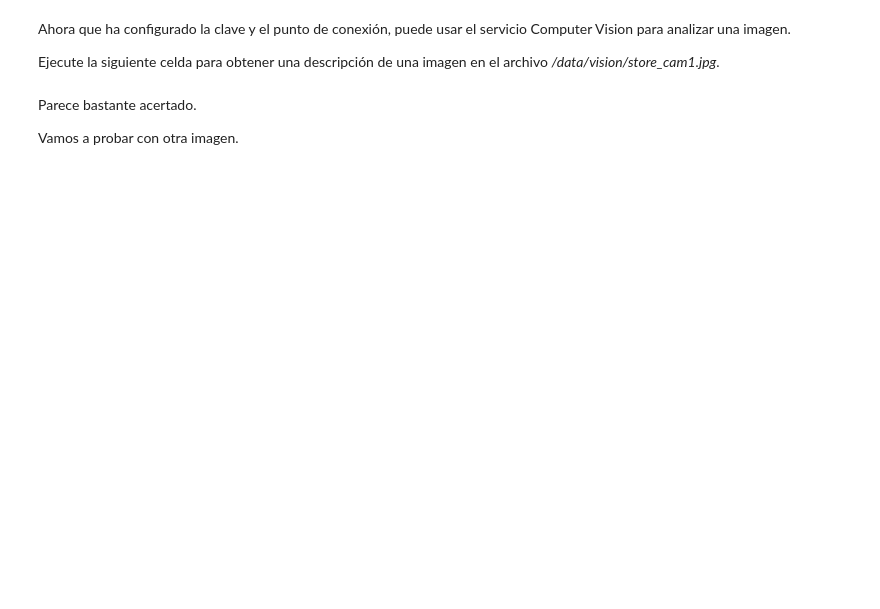
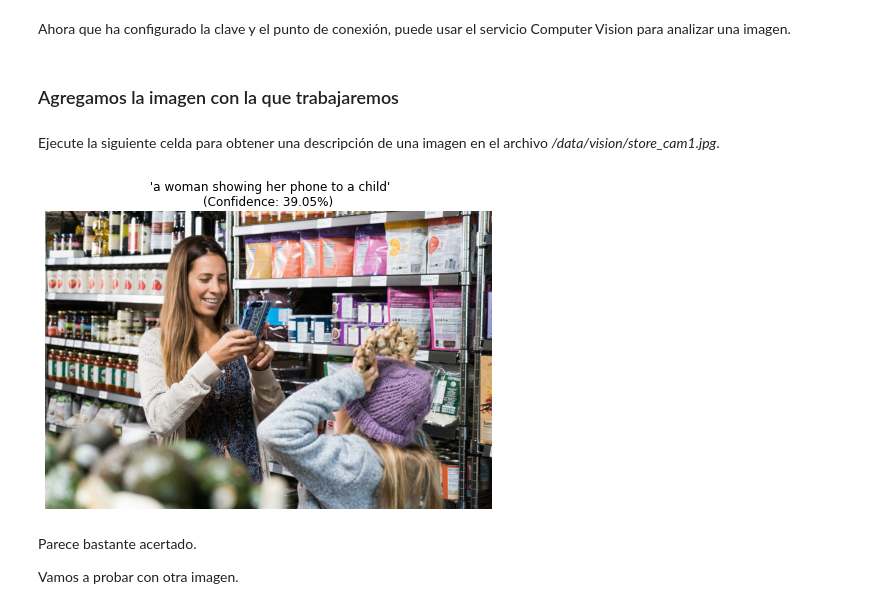
Before and after one commit to FernandaOchoa/AI-Fundamentals-Azure, a Jupyter notebook: notebooks/01 - Image Analysis with Computer Vision.ipynb, the cells around one changed output. Drawn from its saved outputs; the diff is of its cells as text; code cells hidden in the pictures; blank space fills up the shorter version.

```diff
--- a/notebooks/01 - Image Analysis with Computer Vision.ipynb
+++ b/notebooks/01 - Image Analysis with Computer Vision.ipynb
@@ -37,5 +57,5 @@ Para usar su recurso de Cognitive Services, las aplicaciones de cliente necesita
 # %%
-cog_key = 'YOUR_COG_KEY'
-cog_endpoint = 'YOUR_COG_ENDPOINT'
+key = 'a85e9392b3004d3b85471638c2410752'
+endpoint = 'https://lab01-computer.cognitiveservices.azure.com/'
 
-print('Ready to use cognitive services at {} using key {}'.format(cog_endpoint, cog_key))
+print('Ready to use cognitive services at {} using key {}'.format(endpoint, key))
@@ -42,4 +74,6 @@ print('Ready to use cognitive services at {} using key {}'.format(cog_endpoint,
+# %%
+client = ComputerVisionClient(endpoint, CognitiveServicesCredentials(key))
 # %% [markdown]
 Ahora que ha configurado la clave y el punto de conexión, puede usar el servicio Computer Vision para analizar una imagen.
-
-Ejecute la siguiente celda para obtener una descripción de una imagen en el archivo */data/vision/store_cam1.jpg*.
+# %% [markdown]
+### Agregamos la imagen con la que trabajaremos
@@ -46,22 +84,17 @@ Ejecute la siguiente celda para obtener una descripción de una imagen en el arc
+# %% [markdown]
+Ejecute la siguiente celda para obtener una descripción de una imagen en el archivo */data/vision/store_cam1.jpg*.
 # %%
-from azure.cognitiveservices.vision.computervision import ComputerVisionClient
-from msrest.authentication import CognitiveServicesCredentials
-from python_code import vision
-import os
-%matplotlib inline
-
 # Obtener la ruta de un archivo de imagen
-image_path = os.path.join('data', 'vision', 'store_cam1.jpg')
-
-# Obtener un cliente del servicio Computer Vision
-computervision_client = ComputerVisionClient(cog_endpoint, CognitiveServicesCredentials(cog_key))
+image_path = os.path.join('../data', 'vision', 'store_cam1.jpg')
 
 # Obtener una descripción del servicio Computer Vision
 image_stream = open(image_path, "rb")
-description = computervision_client.describe_image_in_stream(image_stream)
+description = client.describe_image_in_stream(image_stream)
 
-# Mostrar una imagen y un subtítulo (código en helper_scripts/vision.py)
+# Mostrar una imagen y un subtítulo (código en python_code/vision.py)
 vision.show_image_caption(image_path, description)
+# %% [output]
+[figure, added]
 # %% [markdown]
 Parece bastante acertado.
 
```
Also changed, not shown: parts of 11 cells of this notebook.
